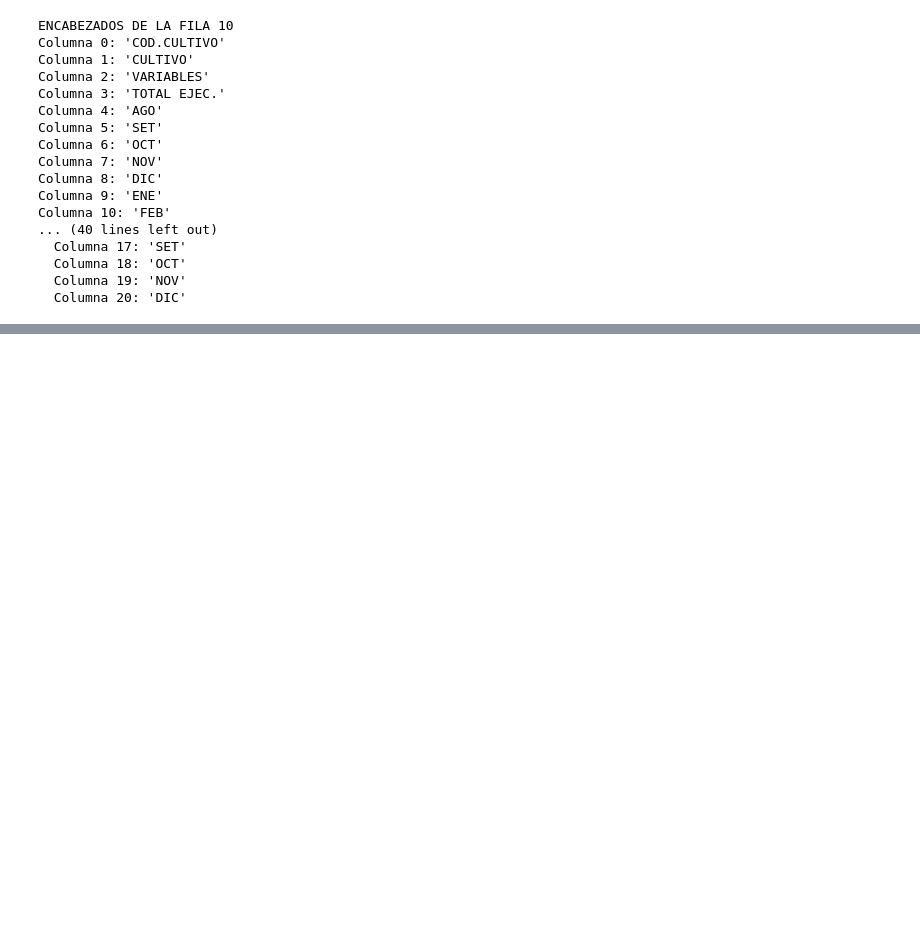
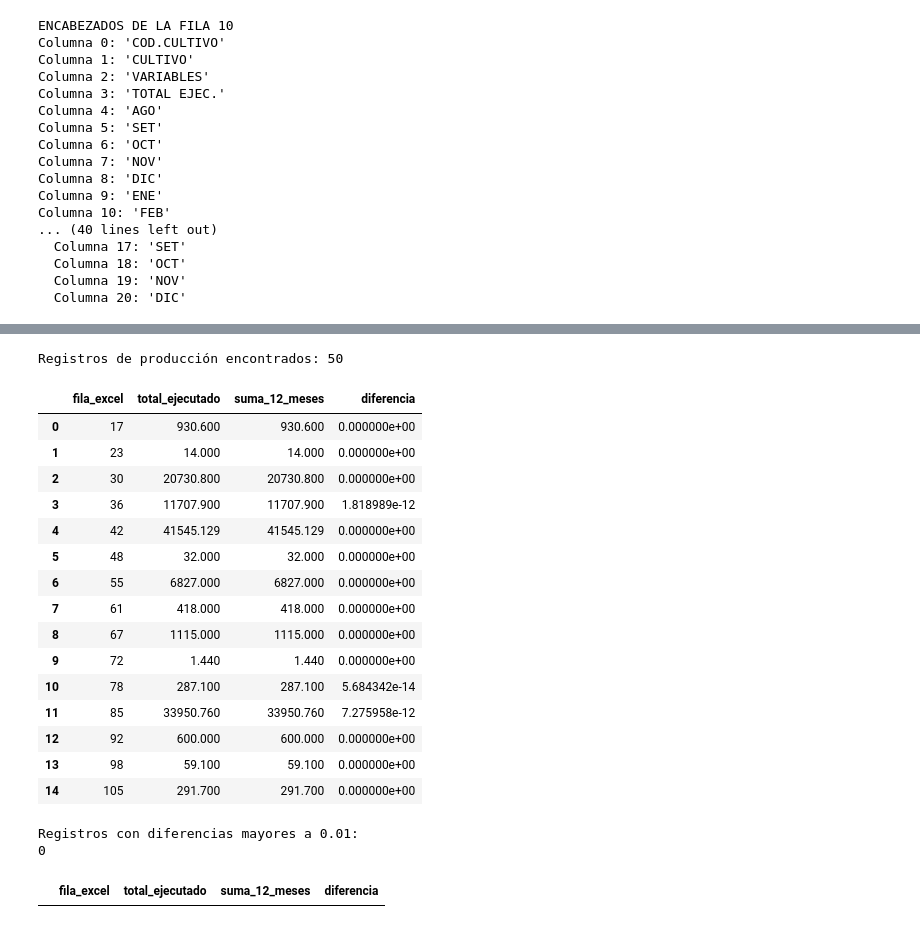
Before and after one commit to vfabrizio95-oss/G07-BigData-AnaliticaAgrocomercial-Danper, a Jupyter notebook: notebooks/01_pipeline_danper.ipynb, the cells around one changed output, grey strips where cells are left out. Cells and saved outputs as stored; diff of their text form; code cells hidden in the pictures; blank space fills up the shorter version.

```diff
--- a/notebooks/01_pipeline_danper.ipynb
+++ b/notebooks/01_pipeline_danper.ipynb
@@ -148,0 +317,71 @@ Columna 10: 'FEB'
+# %%
+# Verificar los totales de producción de todos los cultivos
+
+resultados = []
+
+for i in range(11, len(df_muestra)):
+
+    variable = str(df_muestra.iloc[i, 2]).strip().lower()
+
+    if variable.startswith("produccion") or variable.startswith("producción"):
+
+        total = pd.to_numeric(
+            df_muestra.iloc[i, 3],
+            errors="coerce"
+        )
+
+        meses = pd.to_numeric(
+            df_muestra.iloc[i, 9:21],
+            errors="coerce"
+        )
+
+        suma_meses = meses.sum(min_count=1)
+
+        diferencia = (
+            total - suma_meses
+            if pd.notna(total) and pd.notna(suma_meses)
+            else float("nan")
+        )
+
+        resultados.append({
+            "fila_excel": i + 1,
+            "total_ejecutado": total,
+            "suma_12_meses": suma_meses,
+            "diferencia": diferencia
+        })
+
+df_verificacion = pd.DataFrame(resultados)
+
+print("Registros de producción encontrados:", len(df_verificacion))
+
+display(df_verificacion.head(15))
+
+print("\nRegistros con diferencias mayores a 0.01:")
+
+diferencias = df_verificacion[
+    df_verificacion["diferencia"].abs() > 0.01
+]
+
+print(len(diferencias))
+display(diferencias.head(10))
+# %% [output]
+Registros de producción encontrados: 50
+|  | fila_excel | total_ejecutado | suma_12_meses | diferencia |
+| 0 | 17 | 930.600 | 930.600 | 0.000000e+00 |
+| 1 | 23 | 14.000 | 14.000 | 0.000000e+00 |
+| 2 | 30 | 20730.800 | 20730.800 | 0.000000e+00 |
+| 3 | 36 | 11707.900 | 11707.900 | 1.818989e-12 |
+| 4 | 42 | 41545.129 | 41545.129 | 0.000000e+00 |
+| 5 | 48 | 32.000 | 32.000 | 0.000000e+00 |
+| 6 | 55 | 6827.000 | 6827.000 | 0.000000e+00 |
+| 7 | 61 | 418.000 | 418.000 | 0.000000e+00 |
+| 8 | 67 | 1115.000 | 1115.000 | 0.000000e+00 |
+| 9 | 72 | 1.440 | 1.440 | 0.000000e+00 |
+| 10 | 78 | 287.100 | 287.100 | 5.684342e-14 |
+| 11 | 85 | 33950.760 | 33950.760 | 7.275958e-12 |
+| 12 | 92 | 600.000 | 600.000 | 0.000000e+00 |
+| 13 | 98 | 59.100 | 59.100 | 0.000000e+00 |
+| 14 | 105 | 291.700 | 291.700 | 0.000000e+00 |
+Registros con diferencias mayores a 0.01:
+0
+|  | fila_excel | total_ejecutado | suma_12_meses | diferencia |
```
Also changed, not shown: parts of 14 cells of this notebook, 2 other files.
